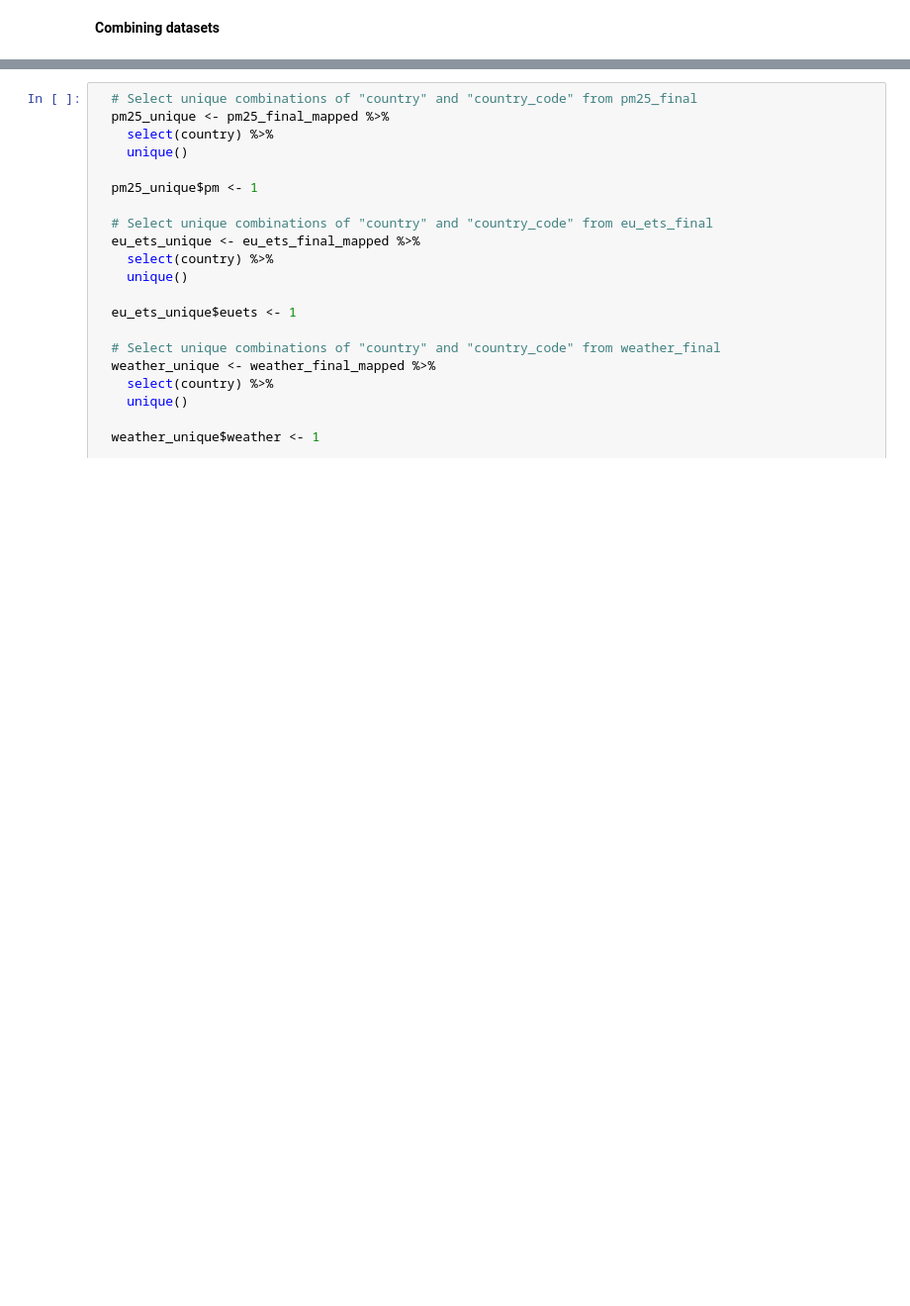
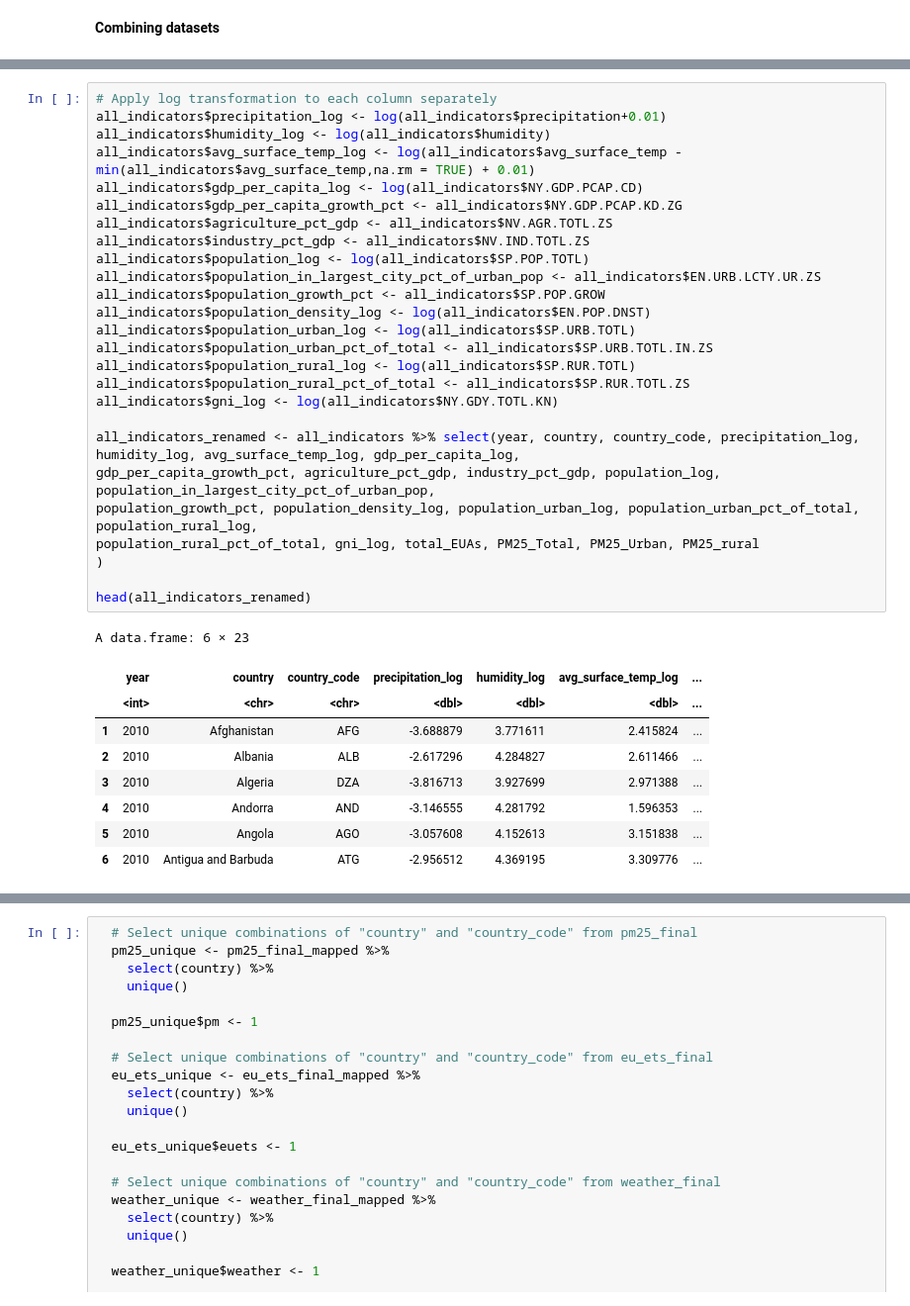
Before and after one commit to huseyinpolat-ds/UW_WNE_DSBA_Master_Thesis_437969, a Jupyter notebook: Thesis_EDA.ipynb, the cells around one changed output, grey strips where cells are left out. Shown at 99% size. Drawn from its saved outputs; the diff is of its cells as text; blank space fills up the shorter version.

```diff
--- a/Thesis_EDA.ipynb
+++ b/Thesis_EDA.ipynb
@@ -344,0 +359,36 @@ print(heatmap_plot)
+# %%
+# Apply log transformation to each column separately
+all_indicators$precipitation_log <- log(all_indicators$precipitation+0.01)
+all_indicators$humidity_log <- log(all_indicators$humidity)
+all_indicators$avg_surface_temp_log <- log(all_indicators$avg_surface_temp - min(all_indicators$avg_surface_temp,na.rm = TRUE) + 0.01)
+all_indicators$gdp_per_capita_log <- log(all_indicators$NY.GDP.PCAP.CD)
+all_indicators$gdp_per_capita_growth_pct <- all_indicators$NY.GDP.PCAP.KD.ZG
+all_indicators$agriculture_pct_gdp <- all_indicators$NV.AGR.TOTL.ZS
+all_indicators$industry_pct_gdp <- all_indicators$NV.IND.TOTL.ZS
+all_indicators$population_log <- log(all_indicators$SP.POP.TOTL)
+all_indicators$population_in_largest_city_pct_of_urban_pop <- all_indicators$EN.URB.LCTY.UR.ZS
+all_indicators$population_growth_pct <- all_indicators$SP.POP.GROW
+all_indicators$population_density_log <- log(all_indicators$EN.POP.DNST)
+all_indicators$population_urban_log <- log(all_indicators$SP.URB.TOTL)
+all_indicators$population_urban_pct_of_total <- all_indicators$SP.URB.TOTL.IN.ZS
+all_indicators$population_rural_log <- log(all_indicators$SP.RUR.TOTL)
+all_indicators$population_rural_pct_of_total <- all_indicators$SP.RUR.TOTL.ZS
+all_indicators$gni_log <- log(all_indicators$NY.GDY.TOTL.KN)
+
+all_indicators_renamed <- all_indicators %>% select(year, country, country_code, precipitation_log, humidity_log, avg_surface_temp_log, gdp_per_capita_log,
+gdp_per_capita_growth_pct, agriculture_pct_gdp, industry_pct_gdp, population_log, population_in_largest_city_pct_of_urban_pop,
+population_growth_pct, population_density_log, population_urban_log, population_urban_pct_of_total, population_rural_log,
+population_rural_pct_of_total, gni_log, total_EUAs, PM25_Total, PM25_Urban, PM25_rural
+)
+
+head(all_indicators_renamed)
+# %% [output]
+A data.frame: 6 × 23
+|  | year | country | country_code | precipitation_log | humidity_log | avg_surface_temp_log | ... |
+|  | <int> | <chr> | <chr> | <dbl> | <dbl> | <dbl> | ... |
+| 1 | 2010 | Afghanistan | AFG | -3.688879 | 3.771611 | 2.415824 | ... |
+| 2 | 2010 | Albania | ALB | -2.617296 | 4.284827 | 2.611466 | ... |
+| 3 | 2010 | Algeria | DZA | -3.816713 | 3.927699 | 2.971388 | ... |
+| 4 | 2010 | Andorra | AND | -3.146555 | 4.281792 | 1.596353 | ... |
+| 5 | 2010 | Angola | AGO | -3.057608 | 4.152613 | 3.151838 | ... |
+| 6 | 2010 | Antigua and Barbuda | ATG | -2.956512 | 4.369195 | 3.309776 | ... |
```
Also changed, not shown: parts of 11 cells of this notebook.
